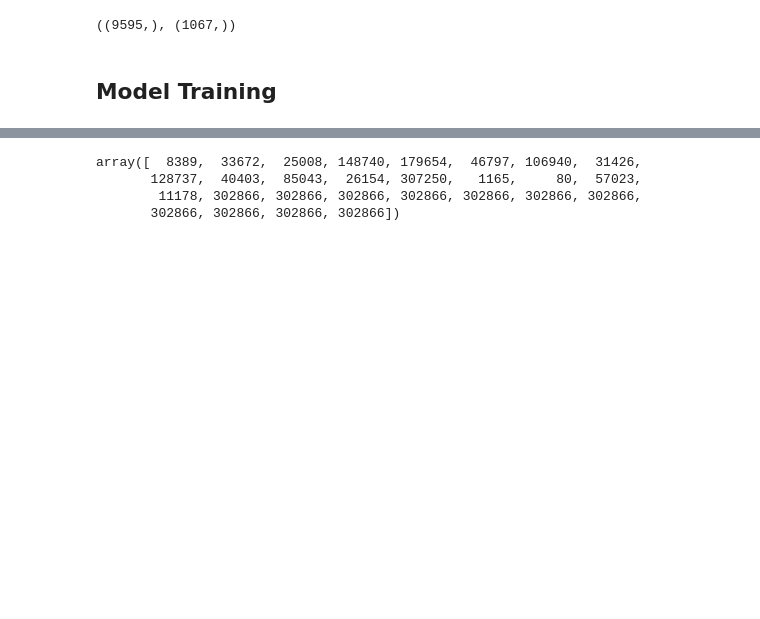
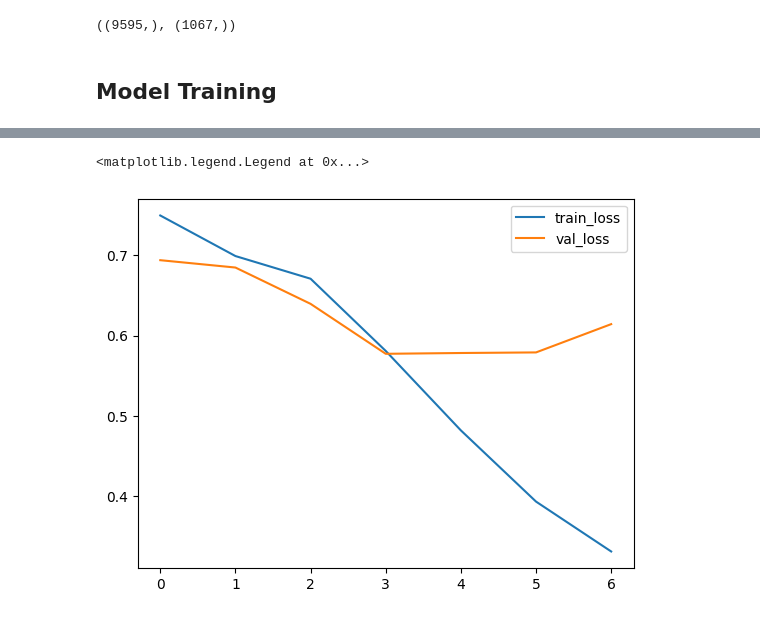
Before and after one commit to joelpoliveira/CNN-Sentiment-Polarity-Prediction, a Jupyter notebook: Projeto/main_v1.ipynb, the cells around one changed output, grey strips where cells are left out. Cells and saved outputs as stored; diff of their text form; code cells hidden in the pictures; blank space fills up the shorter version.

```diff
--- a/Projeto/main_v1.ipynb
+++ b/Projeto/main_v1.ipynb
@@ -176,3 +245,3 @@ y_train.shape, y_test.shape
 # %%
-VOCAB_SIZE = len(word2vec.key_to_index)
-EMB_MATRIX = word2vec.vectors
+VOCAB_SIZE = len(vocab_pos)
+EMB_MATRIX = word2vec.vectors[vocab_pos]
@@ -186,12 +277,25 @@ embedding_layer = layers.Embedding(
 # %%
-model = models.Sequential([
+cnn = models.Sequential([
     layers.InputLayer(input_shape=MAX_SEQUENCE_LENGTH),
-    embedding_layer,
-    layers.Conv1D(16, 2, activation='relu'),
-    layers.AveragePooling1D(2, padding="same"),
-    layers.Conv1D(8, 2, activation="relu"),
-    layers.AveragePooling1D(2, padding="same"),
-    layers.GlobalAveragePooling1D(),
-    #layers.Dropout(0.2),
-    layers.Dense(1, activation="sigmoid")
+    layers.Embedding(
+        input_dim=VOCAB_SIZE,
+        output_dim=EMB_MATRIX.shape[1],
+        embeddings_initializer=init.Constant(EMB_MATRIX),
+        trainable=True,
+    ),
+    layers.Dropout(0.4),
+
+    layers.Conv1D(32, kernel_size=3, activation=layers.LeakyReLU(), kernel_constraint="unit_norm"),
+    layers.MaxPool1D(),
+
+    layers.Conv1D(64, kernel_size=3, activation=layers.LeakyReLU()),
+    layers.GlobalMaxPool1D(),
+
+    layers.Dropout(0.4),
+    layers.Dense(256, activation=layers.LeakyReLU()),
+    layers.Dropout(0.2),
+    layers.Dense(
+        units=1, activation="sigmoid", activity_regularizer="l2"
+    )
 ])
+cnn.compile("adam", loss="binary_crossentropy", metrics=["accuracy"])
@@ -210,11 +302,11 @@ model.compile(
 # %%
-model.fit(
+train_history = cnn.fit(
     x=X_train,
     y=y_train,
     epochs=20,
-    batch_size=16,
+    batch_size=32,
     validation_data=(X_test, y_test),
-    callbacks=[callbacks.EarlyStopping(patience=5)]
+    callbacks=[callbacks.EarlyStopping(patience=3)]
 )
 # %% [output]
 Epoch 1/20
@@ -231,7 +326,7 @@ Epoch 6/20
-# %%
-X_train[0]
-# %% [output]
-array([  8389,  33672,  25008, 148740, 179654,  46797, 106940,  31426,
-       128737,  40403,  85043,  26154, 307250,   1165,     80,  57023,
-        11178, 302866, 302866, 302866, 302866, 302866, 302866, 302866,
-       302866, 302866, 302866, 302866])
+# %%
+plt.plot(train_history.history["loss"], label="train_loss")
+plt.plot(train_history.history["val_loss"], label="val_loss")
+plt.legend()
+# %% [output]
+<matplotlib.legend.Legend at 0x...>
+[figure, added]
```
Also changed, not shown: parts of 68 cells of this notebook.
